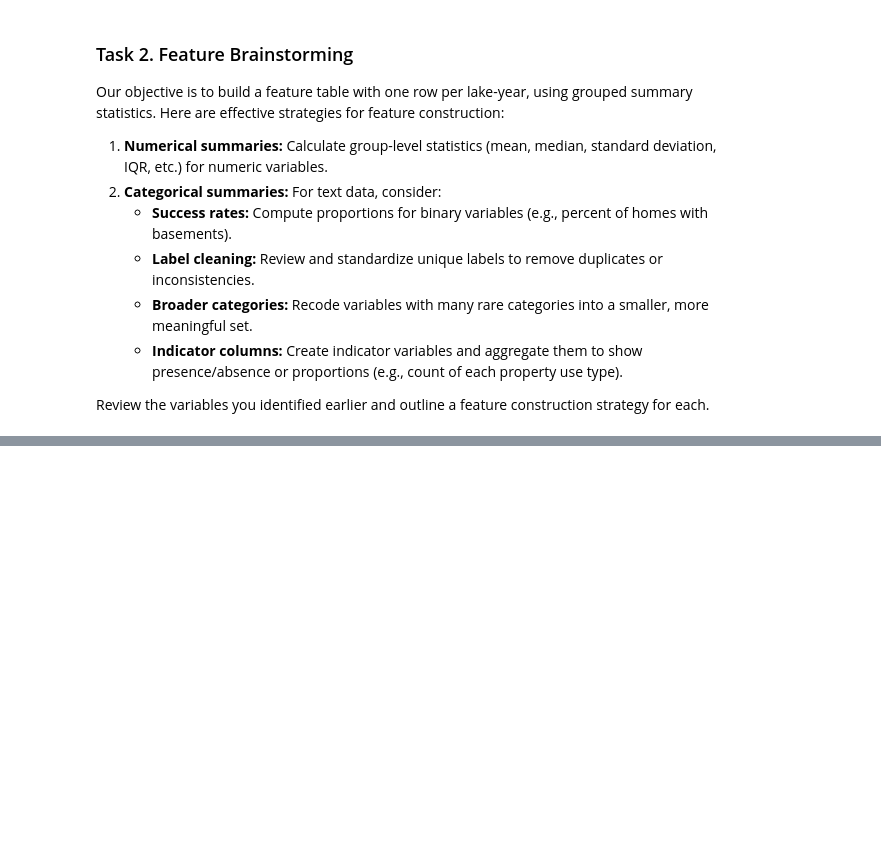
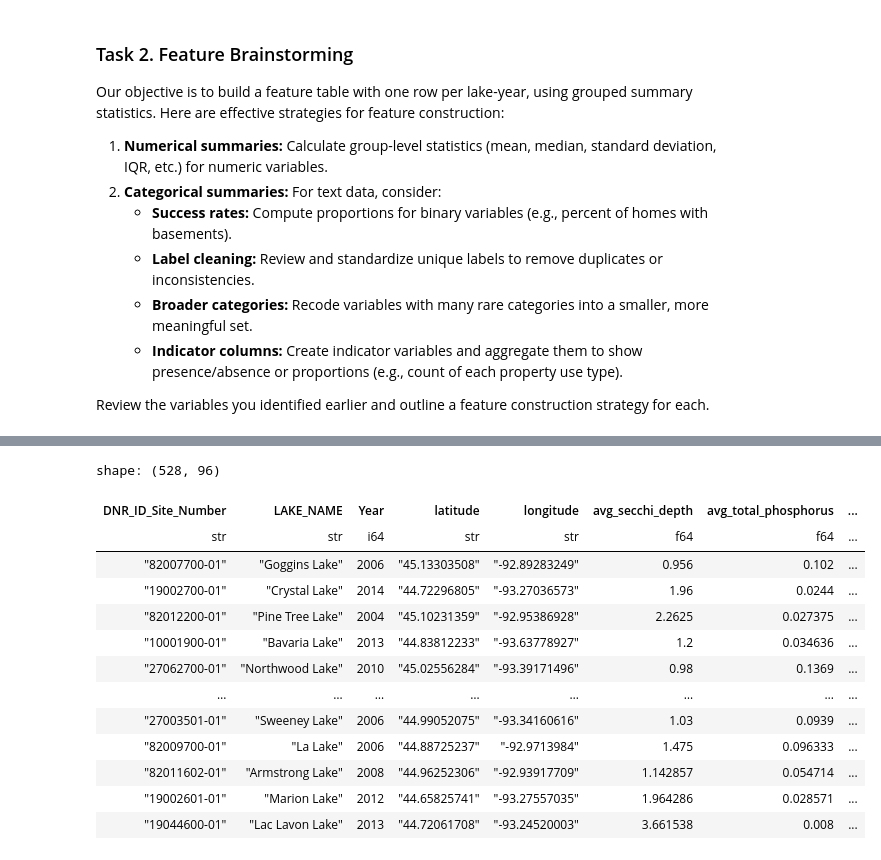
Before and after one commit to garettprestholdt/326_Final, a Jupyter notebook: Project_2_Lab_5_parcel_feature_extraction_V3.ipynb, the cells around one changed output, grey strips where cells are left out. Drawn from its saved outputs; the diff is of its cells as text; code cells hidden in the pictures; blank space fills up the shorter version.

```diff
--- a/Project_2_Lab_5_parcel_feature_extraction_V3.ipynb
+++ b/Project_2_Lab_5_parcel_feature_extraction_V3.ipynb
@@ -71,0 +222,22 @@ Review the variables you identified earlier and outline a feature construction s
+# %%
+(final_dataset := wq.join(
+    parcel_features_wide.with_columns(pl.col('Year').cast(pl.Int64)),
+    left_on=['DNR_ID_Site_Number', 'Year'],
+    right_on=['Monit_MAP_CODE1', 'Year'],
+    how='left'
+)).fill_null(0)
+# %% [output]
+shape: (528, 96)
+| DNR_ID_Site_Number | LAKE_NAME | Year | latitude | longitude | avg_secchi_depth | avg_total_phosphorus | ... |
+| str | str | i64 | str | str | f64 | f64 | ... |
+| "82007700-01" | "Goggins Lake" | 2006 | "45.13303508" | "-92.89283249" | 0.956 | 0.102 | ... |
+| "19002700-01" | "Crystal Lake" | 2014 | "44.72296805" | "-93.27036573" | 1.96 | 0.0244 | ... |
+| "82012200-01" | "Pine Tree Lake" | 2004 | "45.10231359" | "-92.95386928" | 2.2625 | 0.027375 | ... |
+| "10001900-01" | "Bavaria Lake" | 2013 | "44.83812233" | "-93.63778927" | 1.2 | 0.034636 | ... |
+| "27062700-01" | "Northwood Lake" | 2010 | "45.02556284" | "-93.39171496" | 0.98 | 0.1369 | ... |
+| … | … | … | … | … | … | … | ... |
+| "27003501-01" | "Sweeney Lake" | 2006 | "44.99052075" | "-93.34160616" | 1.03 | 0.0939 | ... |
+| "82009700-01" | "La Lake" | 2006 | "44.88725237" | "-92.9713984" | 1.475 | 0.096333 | ... |
+| "82011602-01" | "Armstrong Lake" | 2008 | "44.96252306" | "-92.93917709" | 1.142857 | 0.054714 | ... |
+| "19002601-01" | "Marion Lake" | 2012 | "44.65825741" | "-93.27557035" | 1.964286 | 0.028571 | ... |
+| "19044600-01" | "Lac Lavon Lake" | 2013 | "44.72061708" | "-93.24520003" | 3.661538 | 0.008 | ... |
```
Also changed, not shown: parts of 10 cells of this notebook, 1 other file.
